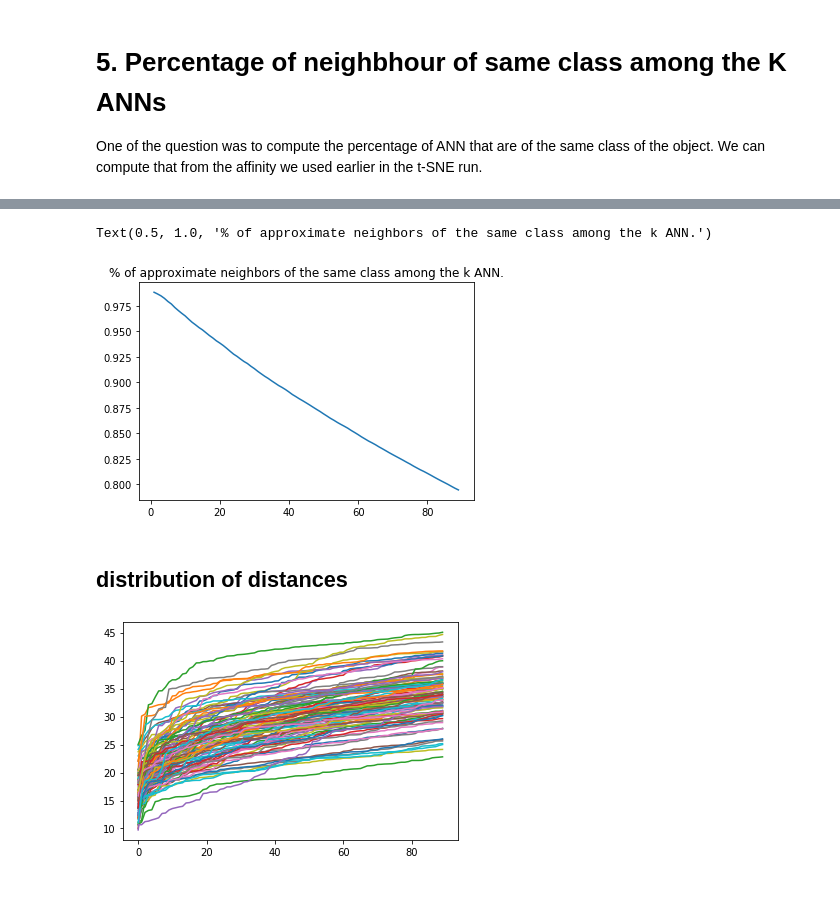
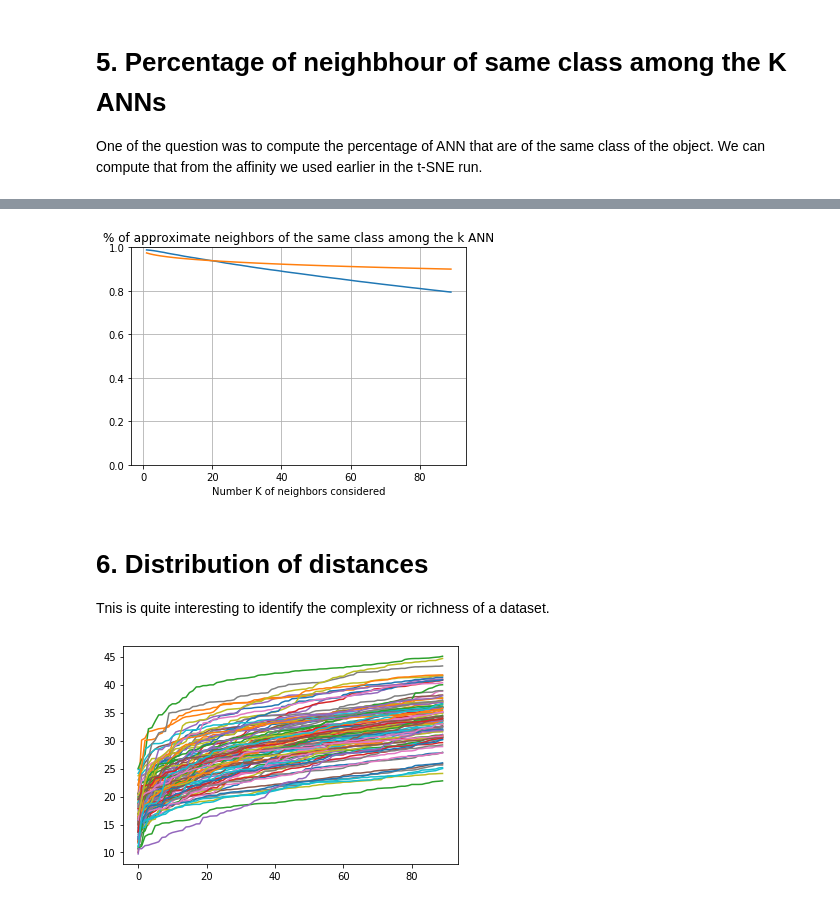
Before and after one commit to toinsson/raviz, a Jupyter notebook: experiment_0.ipynb, the cells around one changed output, grey strips where cells are left out. Cells and saved outputs as stored; diff of their text form; code cells hidden in the pictures.

```diff
--- a/Experiments.ipynb
+++ b/experiment_0.ipynb
@@ -225,3 +224,6 @@ The two I tried were:
 # 5. Percentage of neighbhour of same class among the K ANNs
 
 One of the question was to compute the percentage of ANN that are of the same class of the object. We can compute that from the affinity we used earlier in the t-SNE run.
+# %%
+dataset = "mnist-70k" # could also be one of: "mnist-70k", "mnist-fashion", "macosko"
+(X_train, y_train, X_test, y_test) = tools.get_dataset(dataset)
@@ -228,18 +235,23 @@ One of the question was to compute the percentage of ANN that are of the same cl
 # %%
 neighbors = aff._PerplexityBasedNN__neighbors
 # %%
-knn_perf = []
+knn_perf_mnist_70k = []
 for i in range(neighbors.shape[1]):
-    knn_perf.append(np.mean(np.mean(y_train[neighbors[:, :i]] == y_train[:, None], axis=1)))
+    knn_perf_mnist_70k.append(np.mean(np.mean(y_train[neighbors[:, :i]] == y_train[:, None], axis=1)))
 # %%
 fig, ax = plt.subplots()
 ax.plot(knn_perf)
-ax.set_title("% of approximate neighbors of the same class among the k ANN.")
+ax.plot(knn_perf_mnist_70k)
+ax.set_xlabel("Number K of neighbors considered")
+ax.grid(True)
+ax.set_ylim([0,1])
+_=ax.set_title("% of approximate neighbors of the same class among the k ANN")
 # %% [output]
-Text(0.5, 1.0, '% of approximate neighbors of the same class among the k ANN.')
-[figure, old version]
+[figure, new version]
-# %% [markdown]
-## distribution of distances
+# %% [markdown]
+# 6. Distribution of distances
+
+Tnis is quite interesting to identify the complexity or richness of a dataset.
 # %%
 fig, ax = plt.subplots()
 
```
Also changed, not shown: parts of 11 cells of this notebook, 3 other files.
